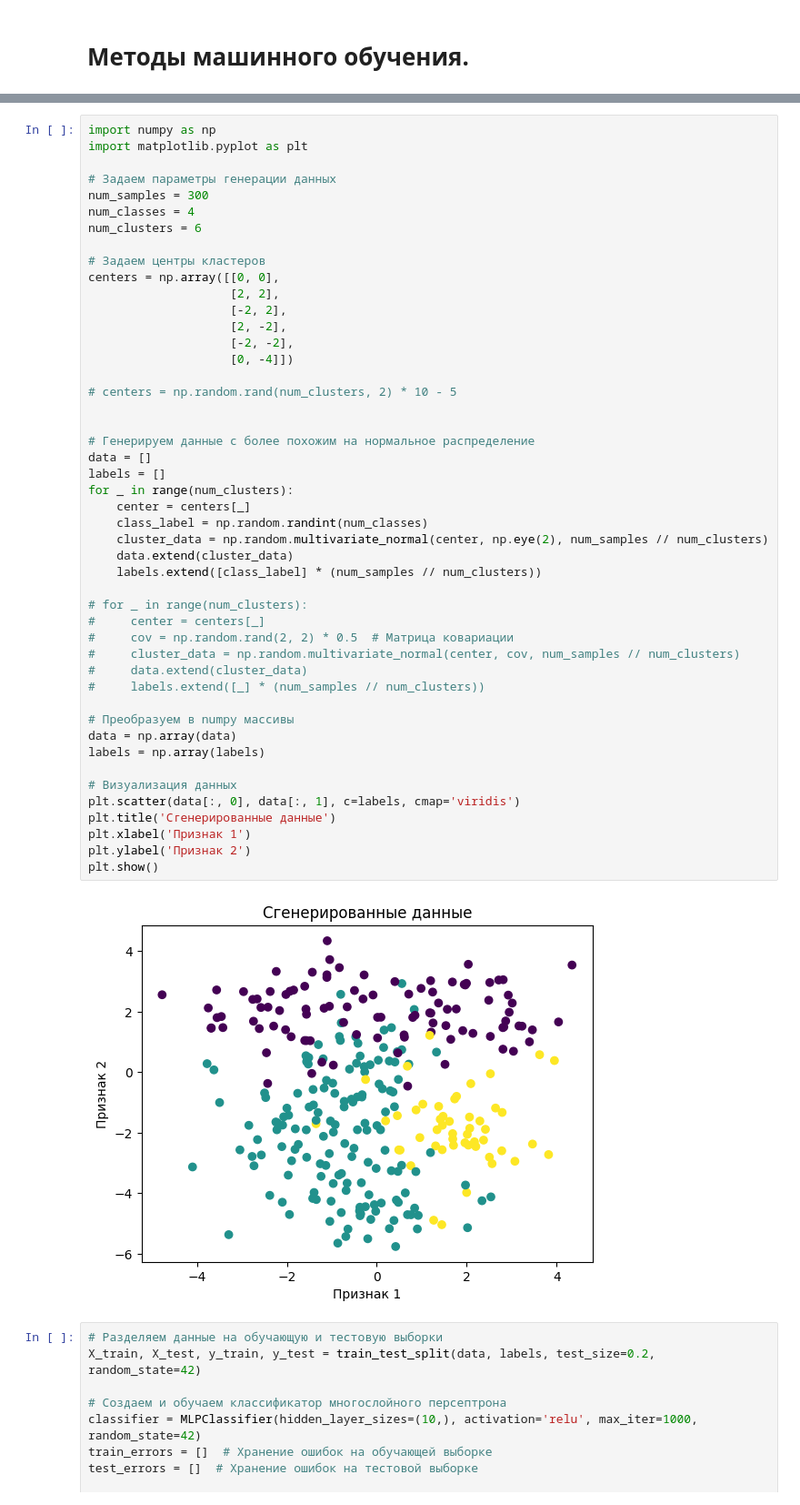
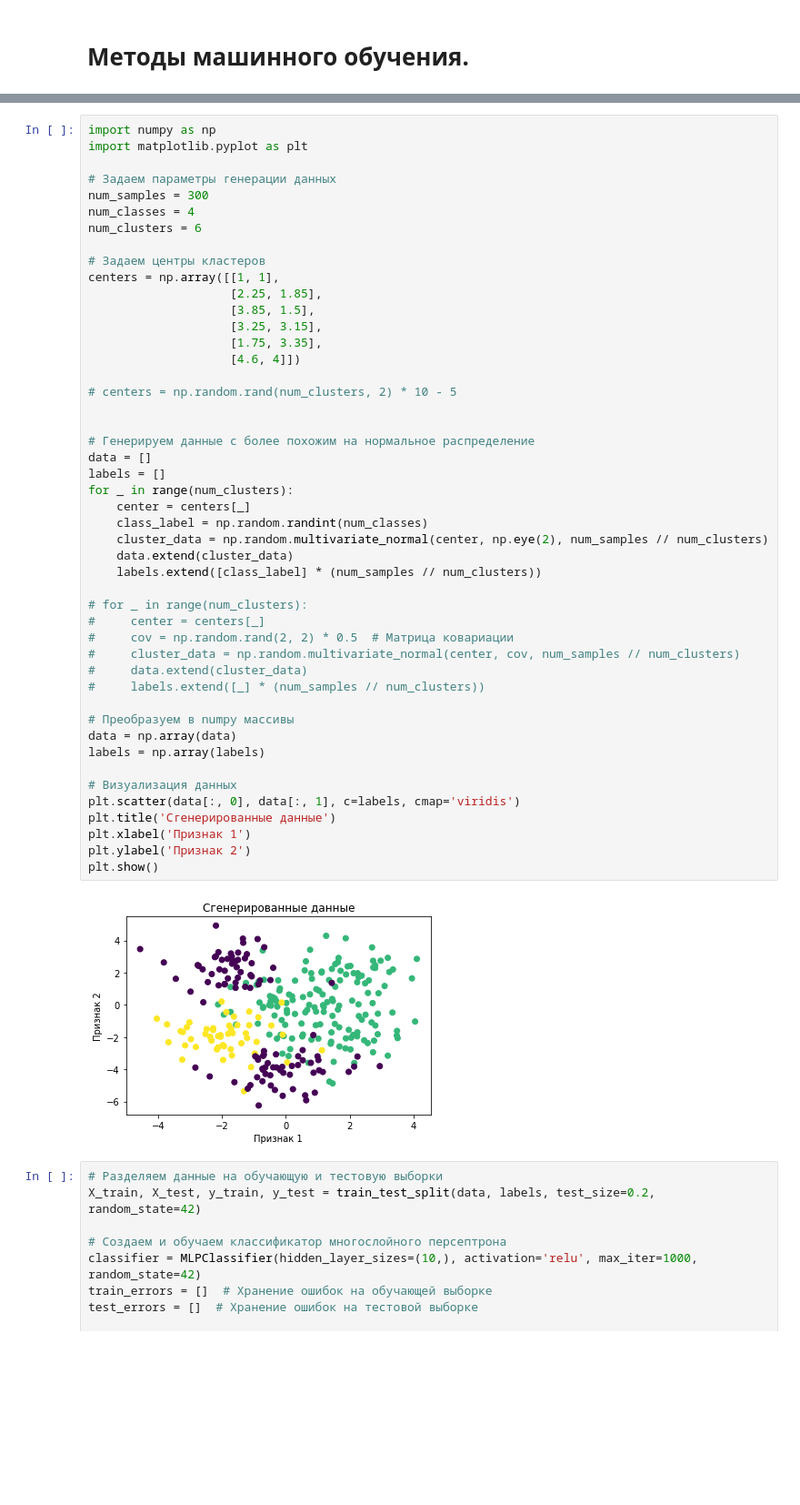
Before and after one commit to Shemich/bmstu_ML, a Jupyter notebook: lab5/lab5.ipynb, the cells around one changed output, grey strips where cells are left out. Shown at 91% size. Cells and saved outputs as stored; diff of their text form; blank space fills up the shorter version.

```diff
--- a/lab5/lab5.ipynb
+++ b/lab5/lab5.ipynb
@@ -28,45 +25,45 @@ num_classes = 4
 num_clusters = 6
 
 # Задаем центры кластеров
-centers = np.array([[0, 0],
-                    [2, 2],
-                    [-2, 2],
-                    [2, -2],
-                    [-2, -2],
-                    [0, -4]])
+centers = np.array([[1, 1],
+                    [2.25, 1.85],
+                    [3.85, 1.5],
+                    [3.25, 3.15],
+                    [1.75, 3.35],
+                    [4.6, 4]])
 
 # centers = np.random.rand(num_clusters, 2) * 10 - 5
 
 
 # Генерируем данные с более похожим на нормальное распределение
 data = []
 labels = []
 for _ in range(num_clusters):
     center = centers[_]
     class_label = np.random.randint(num_classes)
     cluster_data = np.random.multivariate_normal(center, np.eye(2), num_samples // num_clusters)
     data.extend(cluster_data)
     labels.extend([class_label] * (num_samples // num_clusters))
 
 # for _ in range(num_clusters):
 #     center = centers[_]
 #     cov = np.random.rand(2, 2) * 0.5  # Матрица ковариации
 #     cluster_data = np.random.multivariate_normal(center, cov, num_samples // num_clusters)
 #     data.extend(cluster_data)
 #     labels.extend([_] * (num_samples // num_clusters))
 
 # Преобразуем в numpy массивы
 data = np.array(data)
 labels = np.array(labels)
 
 # Визуализация данных
 plt.scatter(data[:, 0], data[:, 1], c=labels, cmap='viridis')
 plt.title('Сгенерированные данные')
 plt.xlabel('Признак 1')
 plt.ylabel('Признак 2')
 plt.show()
 # %% [output]
-[figure, old version]
+[figure, new version]
 # %%
 # Разделяем данные на обучающую и тестовую выборки
 X_train, X_test, y_train, y_test = train_test_split(data, labels, test_size=0.2, random_state=42)
```
Also changed, not shown: parts of 1 cell of this notebook, 23 other files.
